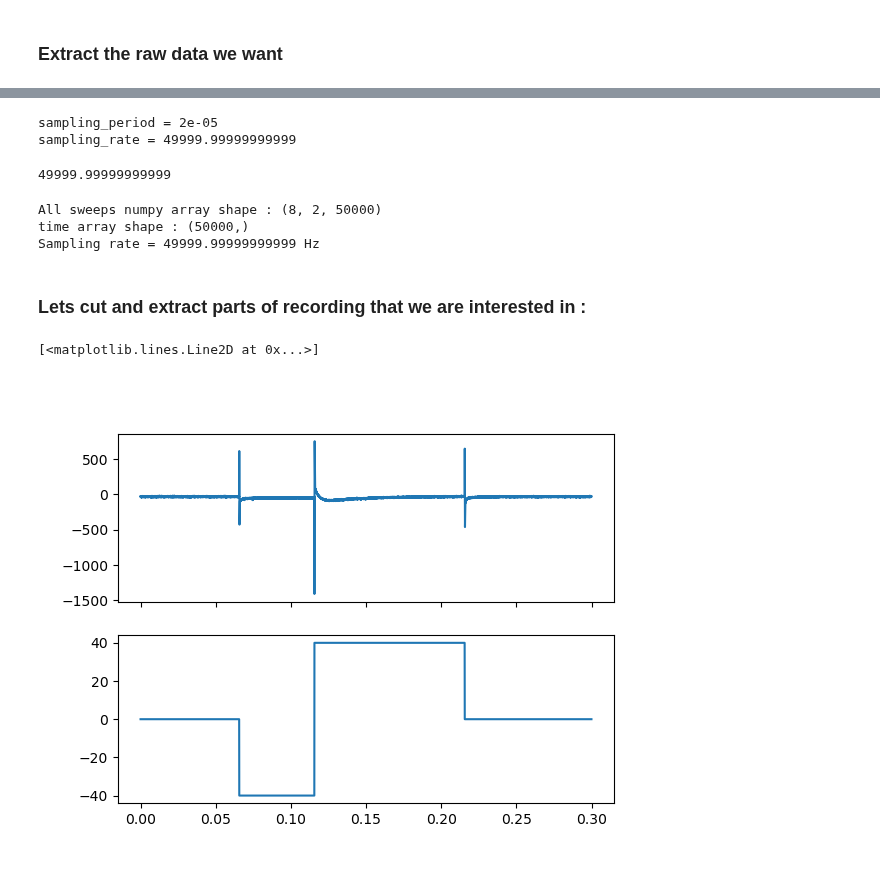
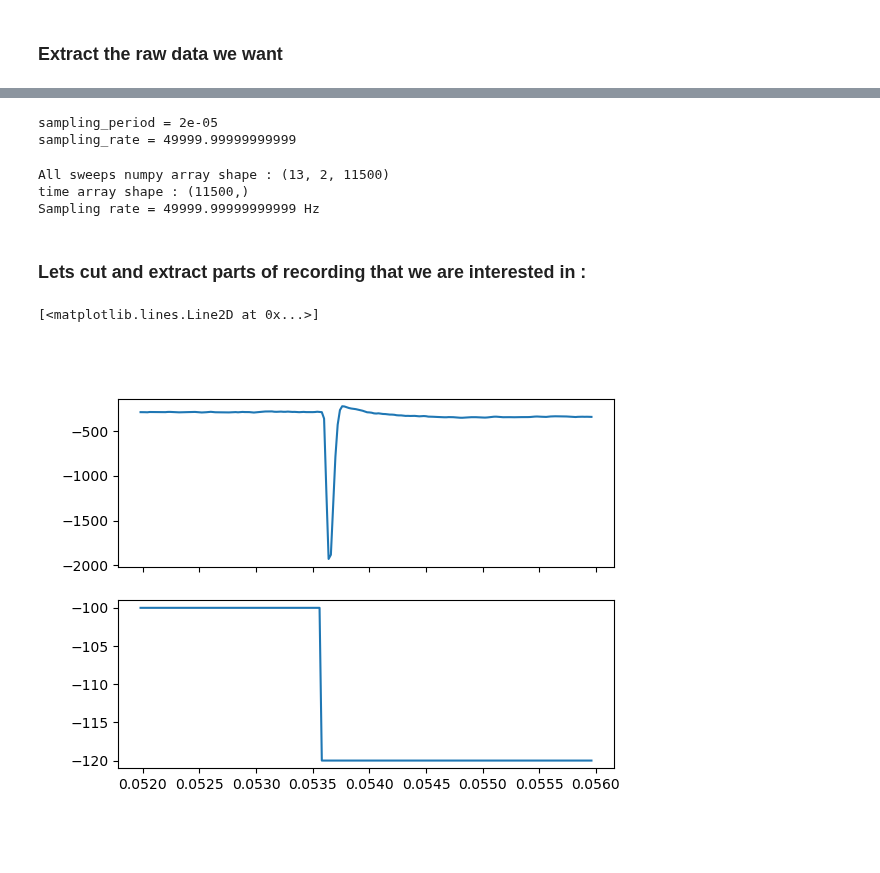
Before and after one commit to argalloni/CSHL_IonChannels2025, a Jupyter notebook: open_abf.ipynb, the cells around one changed output, grey strips where cells are left out. Saved outputs shown, nothing was run; the diff lists cells and outputs as text; code cells hidden in the pictures.

Commit message:
start cleanup

```diff
--- a/open_abf.ipynb
+++ b/open_abf.ipynb
@@ -5,7 +5,7 @@ import pyabf
 import matplotlib.pyplot as plt
 %matplotlib widget
 # %%
-pathToData = "/home/alan/Documents/LAB/CSHL/"
+pathToData = "/home/alan/Documents/LAB/CSHL/Data/Good"
 # %%
 folders = glob(pathToData+"*/*")
 folders
@@ -22,4 +21,4 @@ folders
 # %%
-files = glob(folders[0]+"/*.abf")
+files = glob(folders[3]+"/*.abf")
 files
 # %% [output]
@@ -71,7 +72,7 @@ fig,ax = plt.subplots(2,sharex=True)
 for swpNB in rec.sweepList:
     rec.setSweep(swpNB)
     ax[0].plot(rec.sweepX,rec.sweepY)
-    ax[1].plot(rec.sweepX,rec.sweepC,label=f"sweep:{swpNB}")
+    ax[1].plot(rec.sweepX,rec.sweepC,label=f"sweep {swpNB}")
 # labels and legends
 ax[1].set_xlabel(rec.sweepLabelX)
 ax[0].set_ylabel(rec.sweepLabelY)
@@ -125,7 +126,6 @@ print(f'sampling_rate = {sampling_rate}')
 # %% [output]
 sampling_period = 2e-05
 sampling_rate = 49999.99999999999
-49999.99999999999
 # %%
 def get_sweeps(f):
     rec = pyabf.ABF(f)
@@ -143,24 +143,24 @@ print(f'All sweeps numpy array shape : {swps.shape}')
 print(f'time array shape : {swp_time.shape}')
 print(f'Sampling rate = {sr} Hz')
 # %% [output]
-All sweeps numpy array shape : (8, 2, 50000)
-time array shape : (50000,)
+All sweeps numpy array shape : (13, 2, 11500)
+time array shape : (11500,)
 Sampling rate = 49999.99999999999 Hz
 # %% [markdown]
 ### Lets cut and extract parts of recording that we are interested in :
 # %%
 swpY0 = swps[0,0]
 swpC0 = swps[0,1]
-start = 0 # in seconds
-end = 0.3
+start = 0.052 # in seconds
+end = 0.056
 i_start = int(start * sr)
 i_end = int(end * sr)
 fig,ax = plt.subplots(2,sharex=True)
 cutY = swpY0[i_start:i_end]
 cutC = swpC0[i_start:i_end]
 cutTime = swp_time[i_start:i_end]
 ax[0].plot(cutTime,cutY)
 ax[1].plot(cutTime,cutC)
 # %% [output]
 [<matplotlib.lines.Line2D at 0x...>]
-[figure, old version]
+[figure, new version]
```
Also changed, not shown: parts of 11 cells of this notebook, 7 other files.
